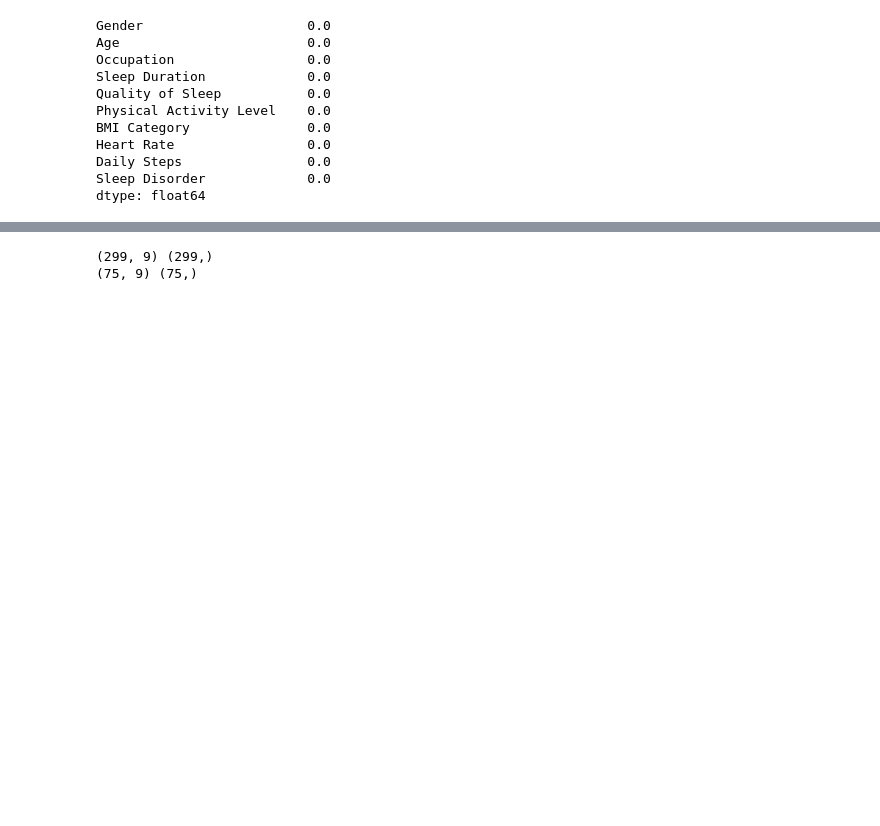
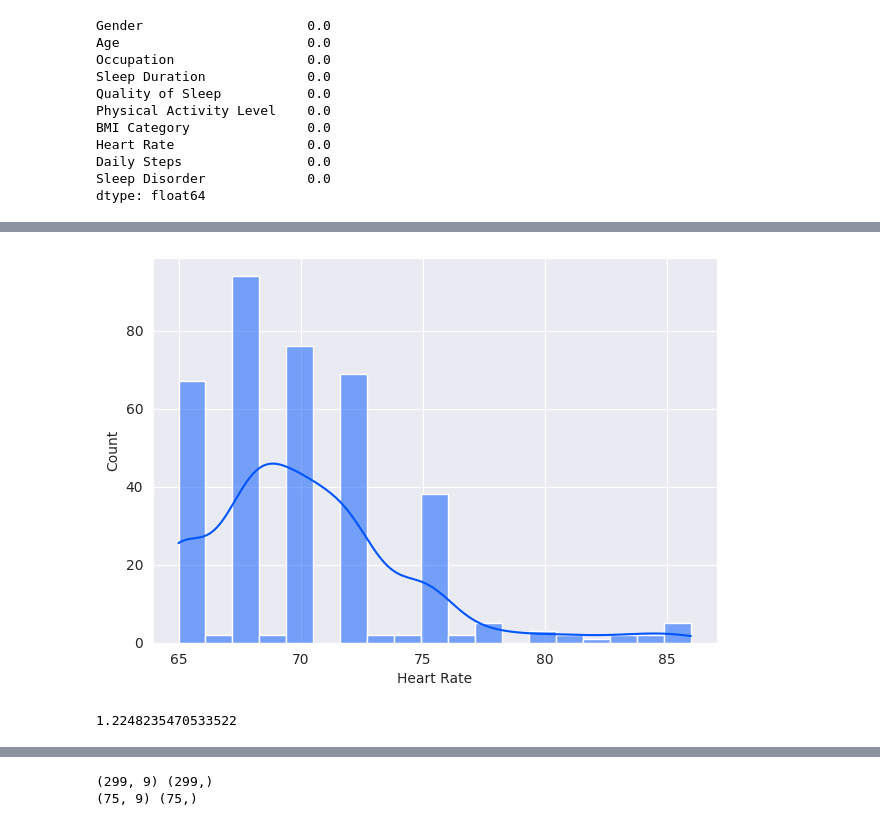
Before and after one commit to Ishu2412/Quality-Sleep-Prediction-Model, a Jupyter notebook: SleepQualityCheck.ipynb, the cells around one changed output, grey strips where cells are left out. Saved outputs shown, nothing was run; the diff lists cells and outputs as text; code cells hidden in the pictures; blank space fills up the shorter version.

```diff
--- a/SleepQualityCheck.ipynb
+++ b/SleepQualityCheck.ipynb
@@ -228,0 +192,12 @@ chart
+# %%
+plt.figure(figsize=(16, 5))
+plt.subplot(1, 2, 1)
+sns.histplot(df['Heart Rate'], kde = True)
+
+plt.show()
+# %% [output]
+[figure, added]
+# %%
+df['Heart Rate'].skew()
+# %% [output]
+1.2248235470533522
```
Also changed, not shown: parts of 17 cells of this notebook.
